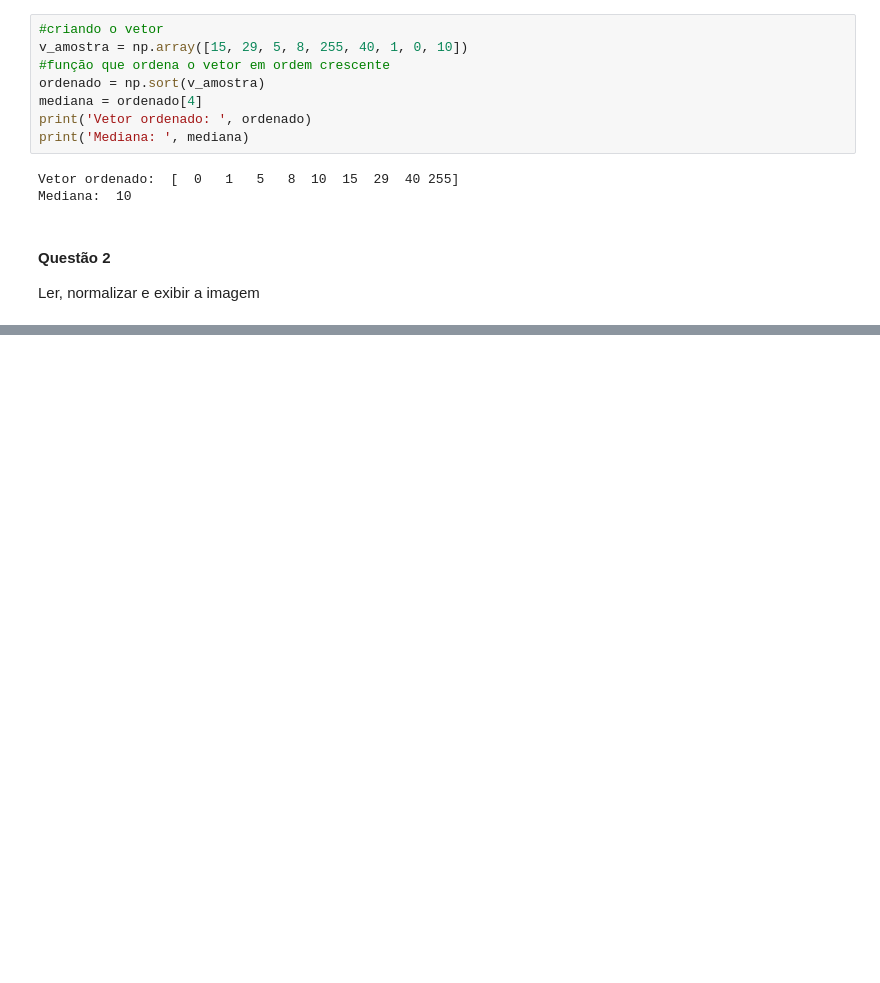
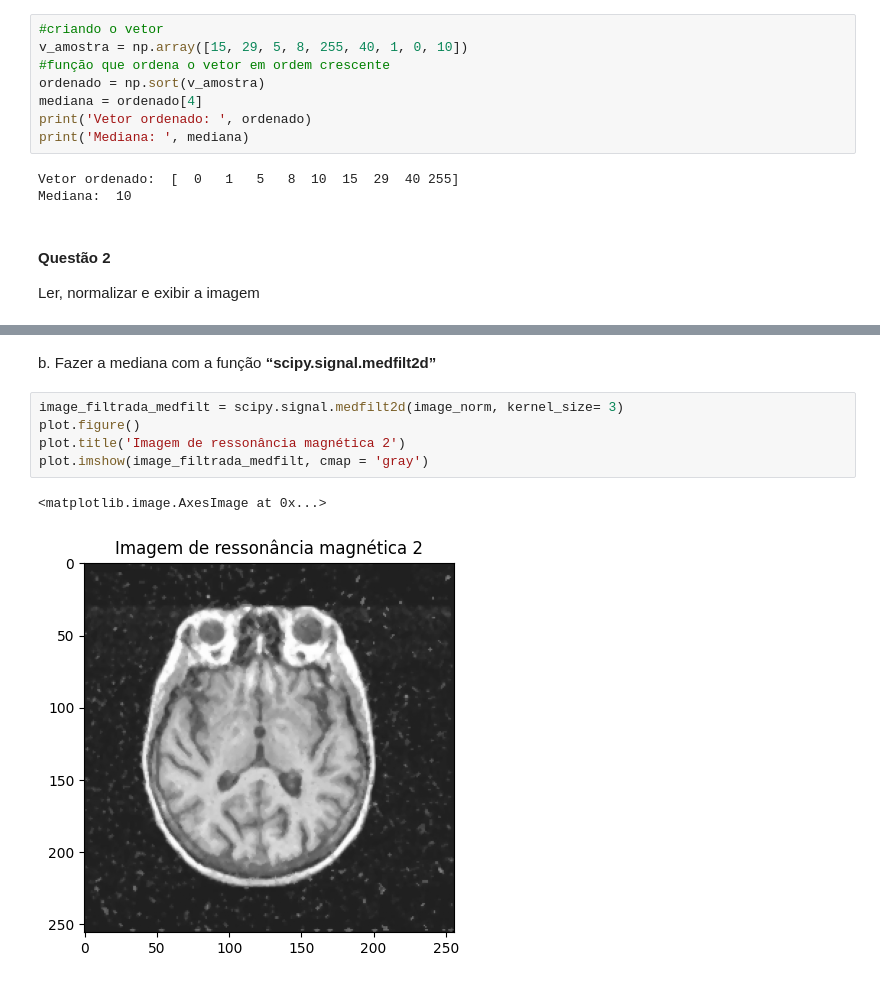
Before and after one commit to sarahbasaglia/imagens_biomedicas, a Jupyter notebook: aula4_mascaras_filtragem/aula4.ipynb, the cells around one changed output, grey strips where cells are left out. Drawn from its saved outputs; the diff is of its cells as text; blank space fills up the shorter version.

```diff
--- a/aula4_mascaras_filtragem/aula4.ipynb
+++ b/aula4_mascaras_filtragem/aula4.ipynb
@@ -53,0 +72,11 @@ _IncompleteInputError: incomplete input (640566595.py, line 5)
+# %% [markdown]
+
+b. Fazer a mediana com a função **“scipy.signal.medfilt2d”**
+# %%
+image_filtrada_medfilt = scipy.signal.medfilt2d(image_norm, kernel_size= 3)
+plot.figure()
+plot.title('Imagem de ressonância magnética 2')
+plot.imshow(image_filtrada_medfilt, cmap = 'gray')
+# %% [output]
+<matplotlib.image.AxesImage at 0x...>
+[figure, added]
```
Also changed, not shown: parts of 20 cells of this notebook, 2 other files.
